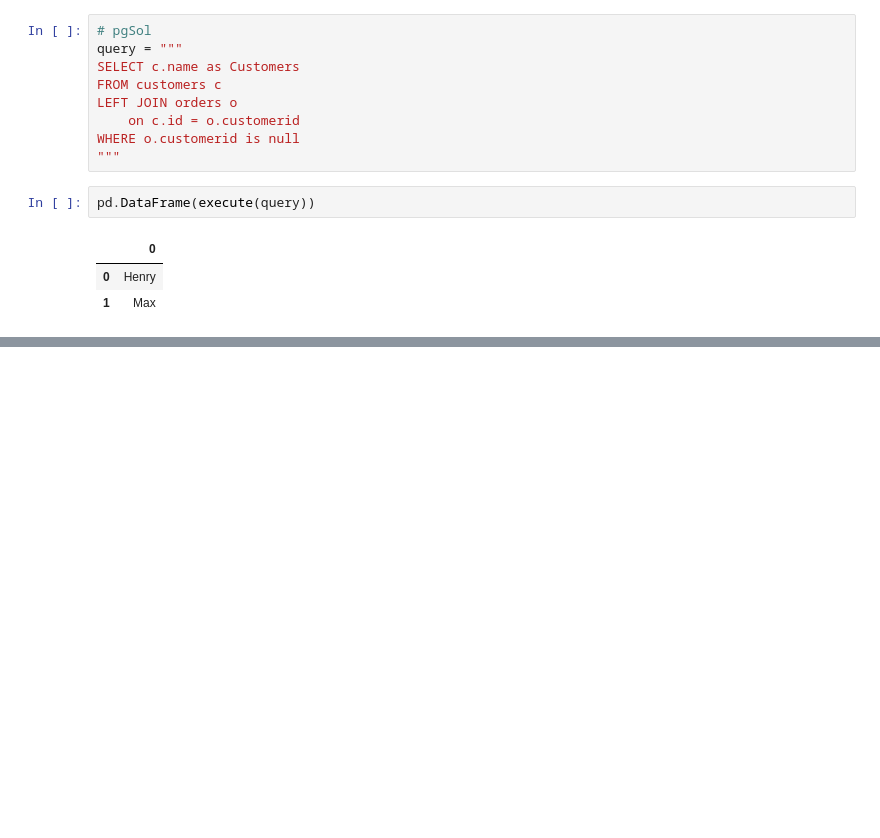
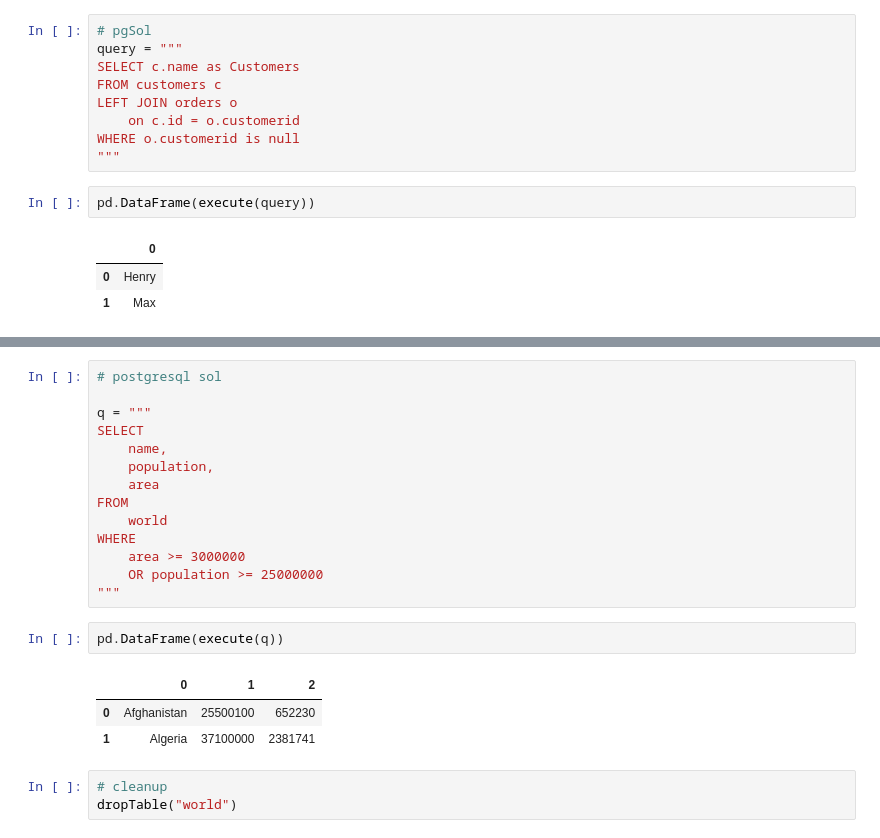
Before and after one commit to kz-codes/leetcode, a Jupyter notebook: database.ipynb, the cells around one changed output, grey strips where cells are left out. Cells and saved outputs as stored; diff of their text form; blank space fills up the shorter version.

```diff
--- a/database.ipynb
+++ b/database.ipynb
@@ -365,0 +641,23 @@ find_customers(customers,orders)
+# %%
+# postgresql sol
+
+q = """
+SELECT
+    name,
+    population,
+    area
+FROM
+    world
+WHERE
+    area >= 3000000
+    OR population >= 25000000
+"""
+# %%
+pd.DataFrame(execute(q))
+# %% [output]
+|  | 0 | 1 | 2 |
+| 0 | Afghanistan | 25500100 | 652230 |
+| 1 | Algeria | 37100000 | 2381741 |
+# %%
+# cleanup
+dropTable("world")
```
Also changed, not shown: parts of 42 cells of this notebook, 1 other file.
